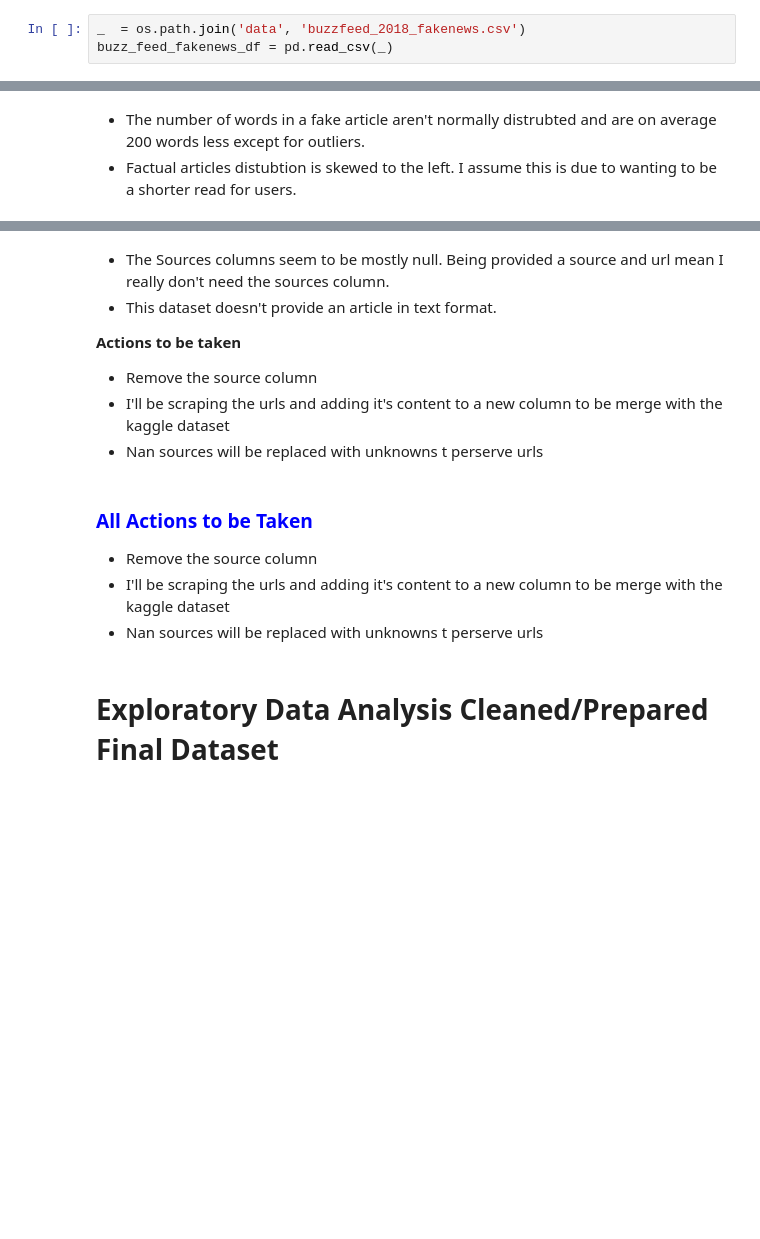
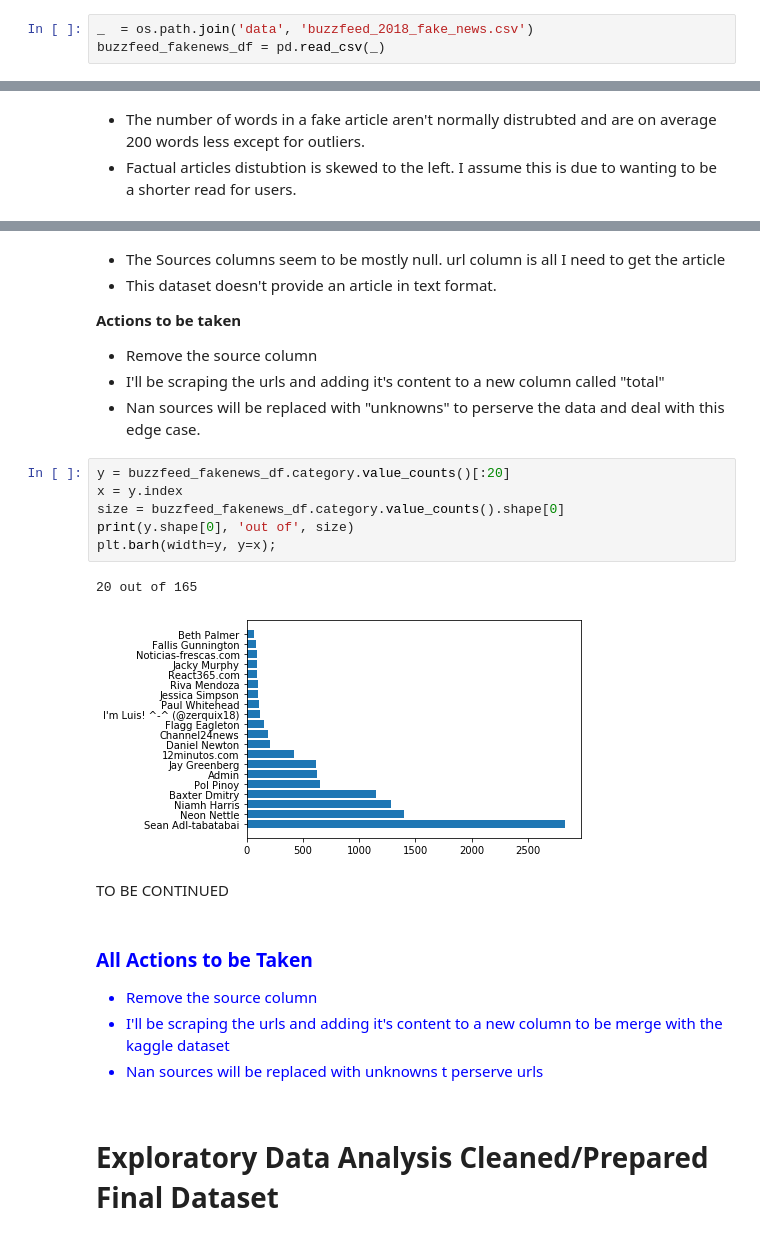
Before and after one commit to LaurentStar/Cap-Stone, a Jupyter notebook: exploratory_data_analysis.ipynb, the cells around one changed output, grey strips where cells are left out. Drawn from its saved outputs; the diff is of its cells as text; blank space fills up the shorter version.

```diff
--- a/exploratory_data_analysis.ipynb
+++ b/exploratory_data_analysis.ipynb
@@ -34,3 +57,3 @@ huff_fakenews_df = pd.DataFrame(_)
 # %%
-_  = os.path.join('data', 'buzzfeed_2018_fakenews.csv')
-buzz_feed_fakenews_df = pd.read_csv(_)
+_  = os.path.join('data', 'buzzfeed_2018_fake_news.csv')
+buzzfeed_fakenews_df = pd.read_csv(_)
@@ -185,17 +217,33 @@ source            9 non-null object
 dtypes: object(6)
 memory usage: 654.5+ KB
 # %% [markdown]
-- The Sources columns seem to be mostly null. Being provided a source and url mean I really don't need the sources column.
+- The Sources columns seem to be mostly null. url column is all I need to get the article
 - This dataset doesn't provide an article in text format.
 
 **Actions to be taken**
 - Remove the source column
-- I'll be scraping the urls and adding it's content to a new column to be merge with the kaggle dataset
-- Nan sources will be replaced with unknowns t perserve urls
+- I'll be scraping the urls and adding it's content to a new column called "total"
+- Nan sources will be replaced with "unknowns" to perserve the data and deal with this edge case.
+# %%
+y = buzzfeed_fakenews_df.category.value_counts()[:20]
+x = y.index
+size = buzzfeed_fakenews_df.category.value_counts().shape[0]
+print(y.shape[0], 'out of', size)
+plt.barh(width=y, y=x);
+# %% [output]
+20 out of 165
+[figure, added]
+# %% [markdown]
+TO BE CONTINUED
 # %% [markdown]
 ### <span style ="color:blue"> All Actions to be Taken </span>
+
+<span style ="color:blue">
+
 - Remove the source column
 - I'll be scraping the urls and adding it's content to a new column to be merge with the kaggle dataset
 - Nan sources will be replaced with unknowns t perserve urls
+
+</span>
 # %% [markdown]
 # Exploratory Data Analysis Cleaned/Prepared Final Dataset
```
Also changed, not shown: parts of 24 cells of this notebook, 25 other files.
